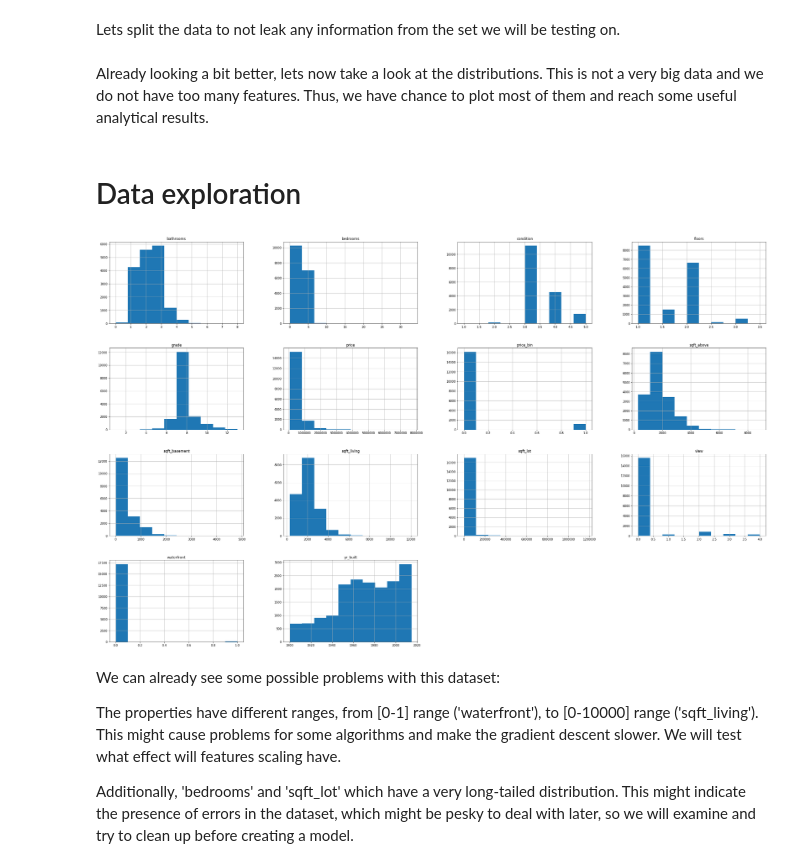
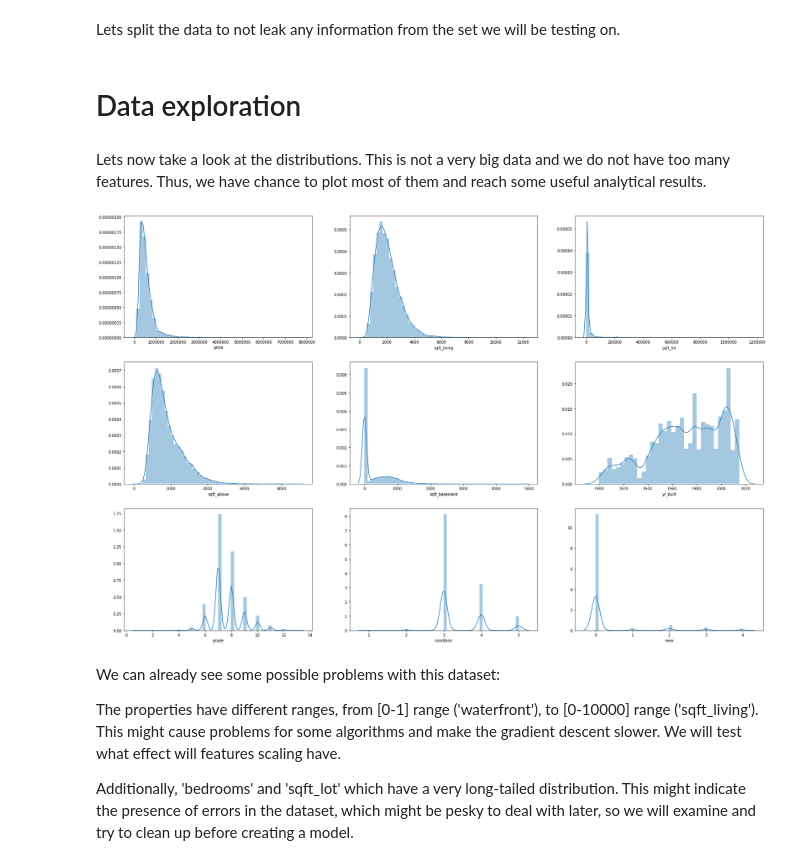
Before and after one commit to PabloOb/housing_seattle, a Jupyter notebook: analysis.ipynb, the cells around one changed output. Cells and saved outputs as stored; diff of their text form; code cells hidden in the pictures.

Commit message:
Improved visualizations with sns.distplot

```diff
--- a/analysis.ipynb
+++ b/analysis.ipynb
@@ -20,6 +20,7 @@ import seaborn as sns
 # Plotting setup
 %matplotlib inline
 import matplotlib.pyplot as plt
+plt.rcParams['figure.figsize'] = (16, 9)
 # %% [markdown]
 # Load data
 # %%
@@ -142,11 +143,12 @@ Additional information on the 'view' property would be nice. Is the view getting
 # %% [markdown]
 Since the 'id' column does not provide us with any additional information, we will also get rid of it
 # %%
-housing.drop(['id'], axis=1, inplace=True)
+# TODO: move this to a pipeline
+# housing.drop(['id'], axis=1, inplace=True)
 # %% [markdown]
 The 'date' column could be much nicer, lets go ahead and do that:
 # %%
-housing['date'] = pd.to_datetime(housing['date'])
+# housing['date'] = pd.to_datetime(housing['date'])
 # %%
 housing.head()
 # %% [output]
@@ -166,14 +168,22 @@ train_set, test_set = train_test_split(housing, test_size=0.2, random_state=42)
 # %%
 housing_full = housing.copy()
 housing = train_set.copy()
-# %% [markdown]
-Already looking a bit better, lets now take a look at the distributions. This is not a very big data and we do not have too many features. Thus, we have chance to plot most of them and reach some useful analytical results.
 # %% [markdown]
 # Data exploration
-# %%
-ax = housing.hist(figsize=(40, 25))
-# %% [output]
-[figure, removed]
+# %% [markdown]
+Lets now take a look at the distributions. This is not a very big data and we do not have too many features. Thus, we have chance to plot most of them and reach some useful analytical results.
+# %%
+columns_to_plot = ['price', 'sqft_living', 'sqft_lot',
+                   'sqft_above', 'sqft_basement', 'yr_built',
+                   'grade', 'condition', 'view']
+
+fig, axes = plt.subplots(nrows=3, ncols=3, figsize = (30, 20))
+
+for i, column in enumerate(columns_to_plot):
+    sns.distplot(housing[column], ax=axes[i//nrow, i%ncol],
+                )
+# %% [output]
+[figure, added]
 # %% [markdown]
 We can already see some possible problems with this dataset:
 
```
Also changed, not shown: parts of 6 cells of this notebook.
